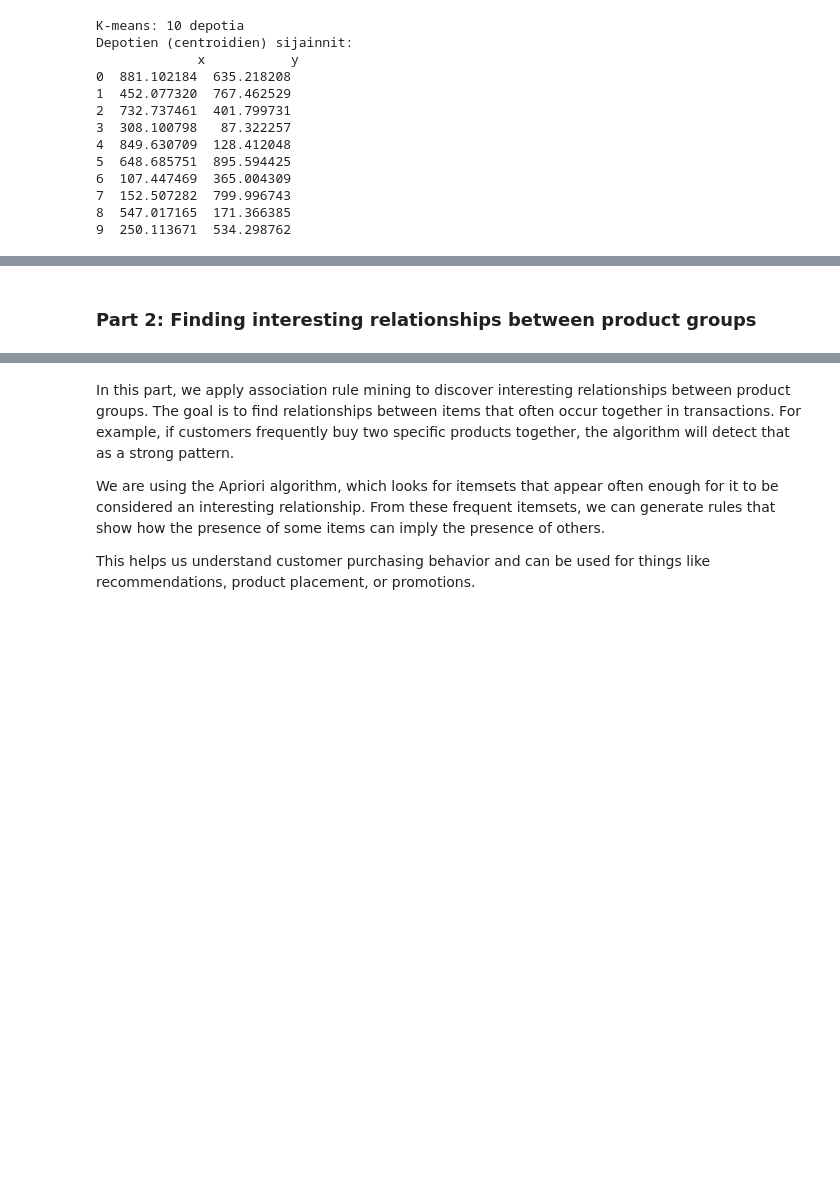
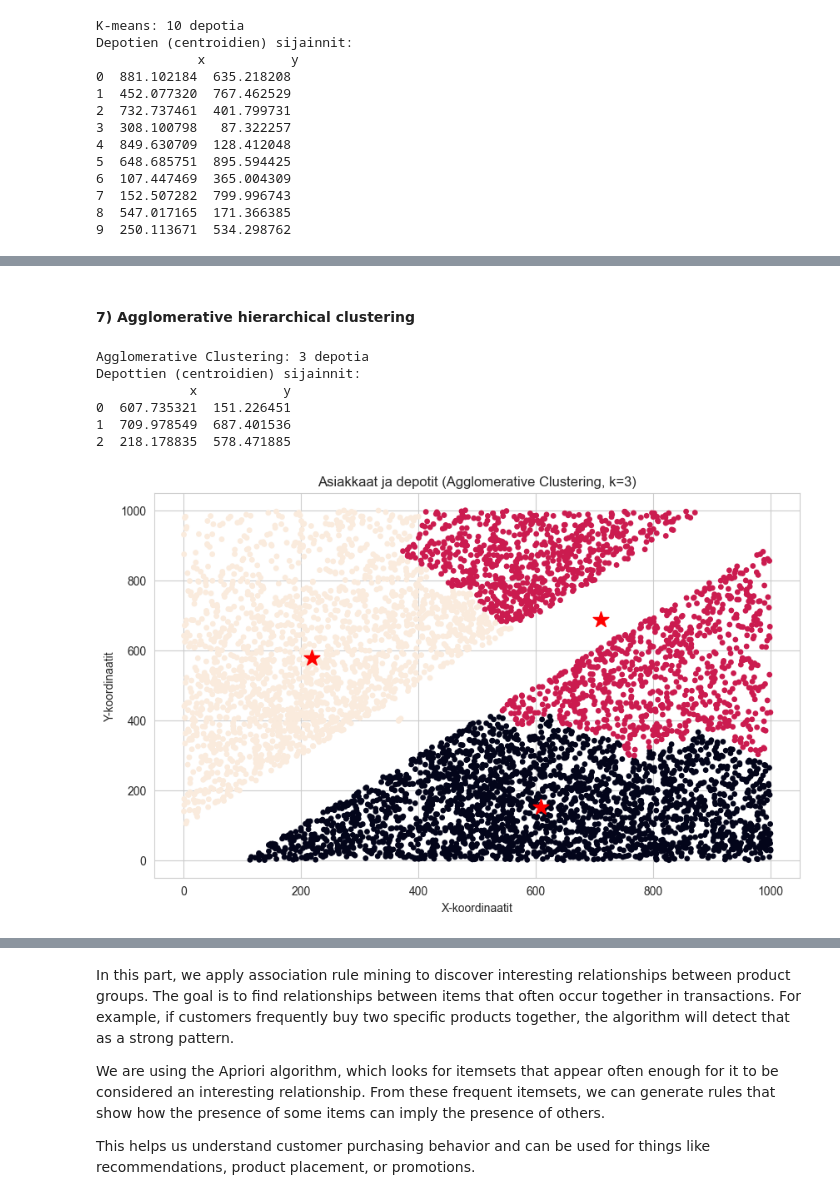
Before and after one commit to Itz-Ezu/DKKO_group6, a Jupyter notebook: drone_cluster/clusteringAndAssociation.ipynb, the cells around one changed output, grey strips where cells are left out. Cells and saved outputs as stored; diff of their text form; code cells hidden in the pictures; blank space fills up the shorter version.

```diff
--- a/drone_cluster/clusteringAndAssociation.ipynb
+++ b/drone_cluster/clusteringAndAssociation.ipynb
@@ -342,5 +342,68 @@ plt.title(f"Asiakkaat ja depotit (K-means, k={n_depots})")
 plt.show()
 # %% [output]
 [figure]
-# %% [markdown]
-### Part 2: Finding interesting relationships between product groups
+# %% [markdown]
+#### 7) Agglomerative hierarchical clustering
+# %%
+# --- Agglomerative Hierarchical Clustering (Hierarkinen klusterointi) ---
+
+n_depots = 3  # Aloitetaan 3 depotilla vertailun vuoksi
+
+# Luodaan agglomeratiivinen klusterointi algoritmi
+# n_clusters=3 = halutaan 3 lopullista klusteria
+# linkage='ward' = Ward-metodi minimoi klustereiden sisäisen varianssin
+#   (luo kompaktimpia, tasapainoisempia klustereita)
+agg_clustering = AgglomerativeClustering(n_clusters=n_depots, linkage='ward')
+
+# Sovitetaan ja ennustetaan klusterit yhdessä komennossa
+# Agglomerative ei tallenna centroids-arvoja automaattisesti, toisin kuin K-means
+agg_labels = agg_clustering.fit_predict(X_locations[["x", "y"]])
+
+print(f"Agglomerative Clustering: {n_depots} depotia")
+
+# Lasketaan centroidit (depottien sijainnit) manuaalisesti
+# Koska agglomerative ei anna suoraan keskipisteitä
+agg_centroids = []
+for i in range(n_depots):
+    # Haetaan kaikki pisteet jotka kuuluvat klusteriin i
+    cluster_points = X_locations[agg_labels == i]
+    # Lasketaan klusterin keskipiste (x:n ja y:n keskiarvo)
+    centroid = cluster_points.mean().values
+    agg_centroids.append(centroid)
+
+# Muutetaan listaksi numpy-taulukoksi helpompaa käsittelyä varten
+agg_centroids = np.array(agg_centroids)
+
+print("Depottien (centroidien) sijainnit:")
+print(pd.DataFrame(agg_centroids, columns=["x", "y"]))
+# %% [output]
+Agglomerative Clustering: 3 depotia
+Depottien (centroidien) sijainnit:
+            x           y
+0  607.735321  151.226451
+1  709.978549  687.401536
+2  218.178835  578.471885
+# %%
+# --- Visualisoidaan agglomeratiivinen klusterointi ---
+
+# Kopioidaan asiakasdata ja lisätään klusteritunnukset
+df_agg = X_locations.copy()
+df_agg["depot_id"] = agg_labels  # Agglomeratiivisen klusteroinnin tulokset
+
+plt.figure()
+# Asiakkaat väritetään klusterin mukaan
+plt.scatter(df_agg["x"], df_agg["y"], c=df_agg["depot_id"], s=15)
+
+# Depotit piirretään punaisina tähtiä (eroaa K-meansin sinisistä)
+# Tämä helpottaa algoritmien vertailua
+plt.scatter(agg_centroids[:, 0], agg_centroids[:, 1], marker="*", c="red", s=200)
+
+plt.xlabel("X-koordinaatit")
+plt.ylabel("Y-koordinaatit")
+plt.title(f"Asiakkaat ja depotit (Agglomerative Clustering, k={n_depots})")
+plt.show()
+
+# HUOMIO: Agglomerative luo usein erimuotoisia klustereita kuin K-means
+# K-means pyrkii pyöreisiin klustereihin, agglomerative voi luoda monimutkaisempia muotoja
+# %% [output]
+[figure, added]
```
Also changed, not shown: parts of 57 cells of this notebook.
